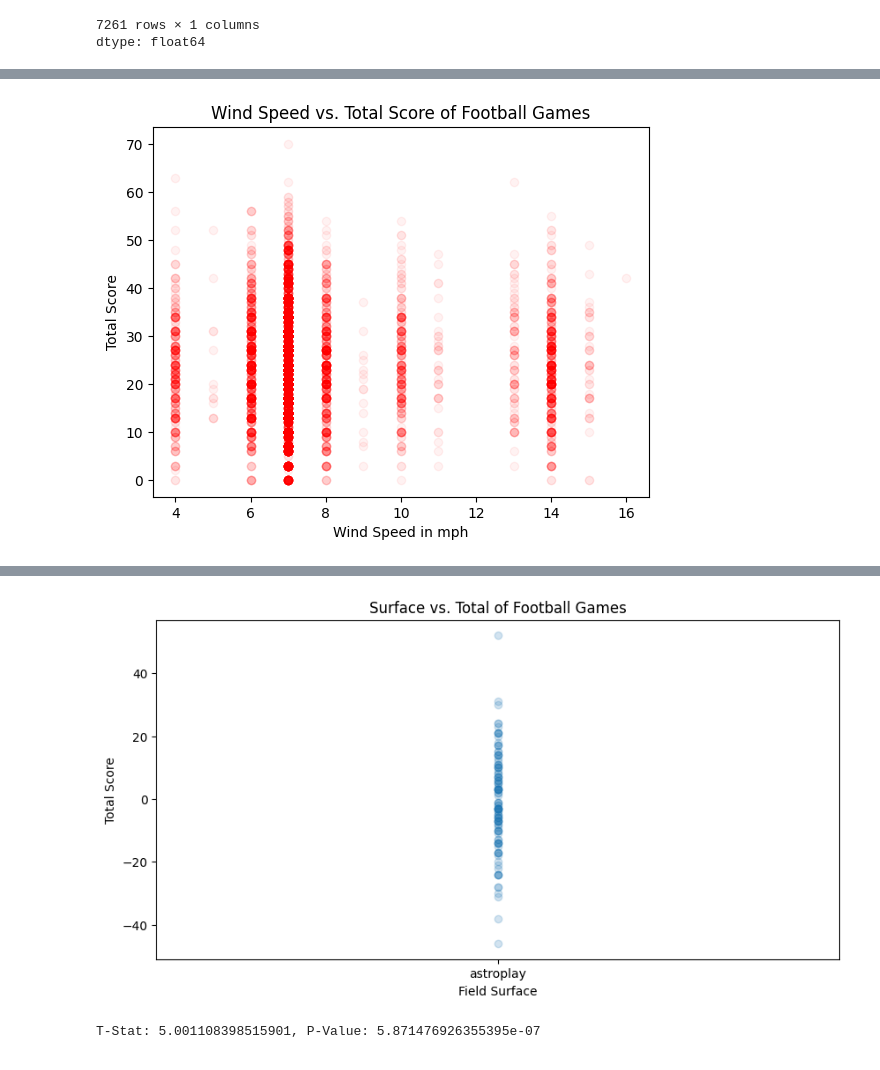
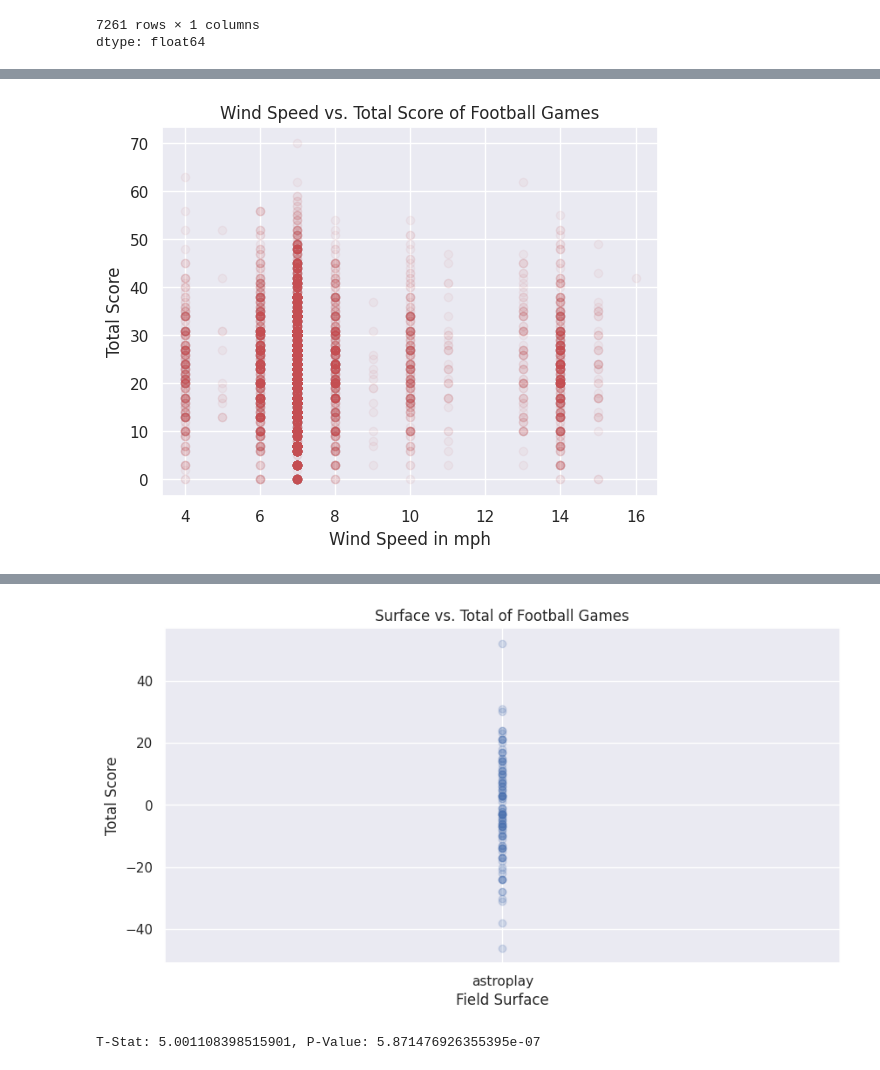
Before and after one commit to KPsimo/Kidus_Football_Games, a Jupyter notebook: DSRP_Project.ipynb, the cells around one changed output, grey strips where cells are left out. Saved outputs shown, nothing was run; the diff lists cells and outputs as text; code cells hidden in the pictures.

```diff
--- a/DSRP_Project.ipynb
+++ b/DSRP_Project.ipynb
@@ -5,10 +5,12 @@ import warnings #Just imported everything from Linear regression, KNN, matplotli
 warnings.filterwarnings('ignore')
 
 import pandas as pd
+plt.style.use('default')
 
 import numpy as np
 
 import seaborn as sns
+sns.set_theme(style='darkgrid')
 
 import matplotlib.pyplot as plt
 
@@ -197,7 +199,7 @@ plt.ylabel("Total Score")
 plt.xlabel("Wind Speed in mph")
 plt.show()
 # %% [output]
-[figure, old version]
+[figure, new version]
 # %%
 # categories = fixed_df['Surface']
 # bars = fixed_df['Home Score']
@@ -234,17 +236,18 @@ numeric.corr()
 # %%
 plot_df = fixed_df[fixed_df['Surface'] == 'astroplay'][['Surface', 'Result']].dropna()
 
 categories = plot_df['Surface']
 bars = plot_df['Result']
 
 plt.figure(figsize=(10, 5))
 plt.scatter(categories, bars, alpha = 0.2)
 plt.title("Surface vs. Total of Football Games")
 plt.ylabel("Total Score")
 plt.xlabel("Field Surface")
 plt.show()
+plt.style.use('default')
 # %% [output]
-[figure, old version]
+[figure, new version]
 # %%
 fixed_df1 = fixed_df.loc[fixed_df['Result'].notna(), :]
 # %%
```
Also changed, not shown: parts of 6 cells of this notebook.
